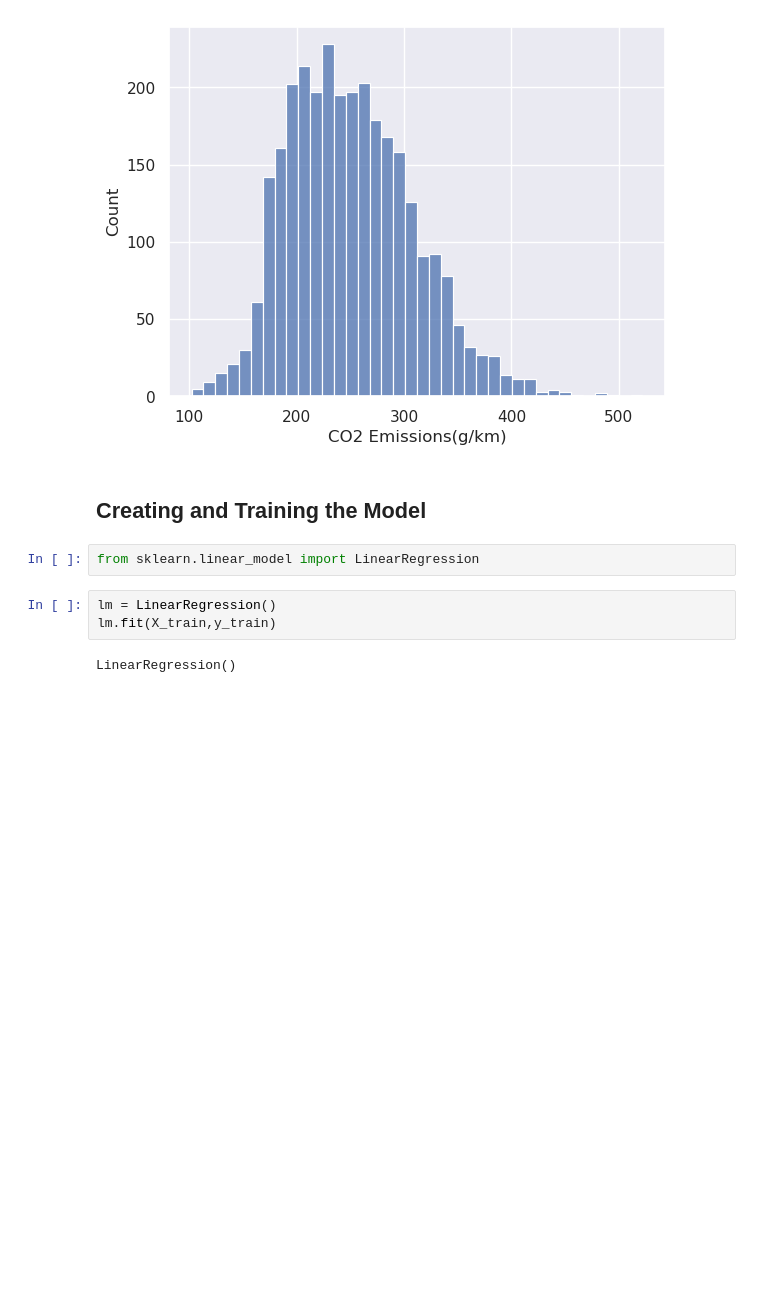
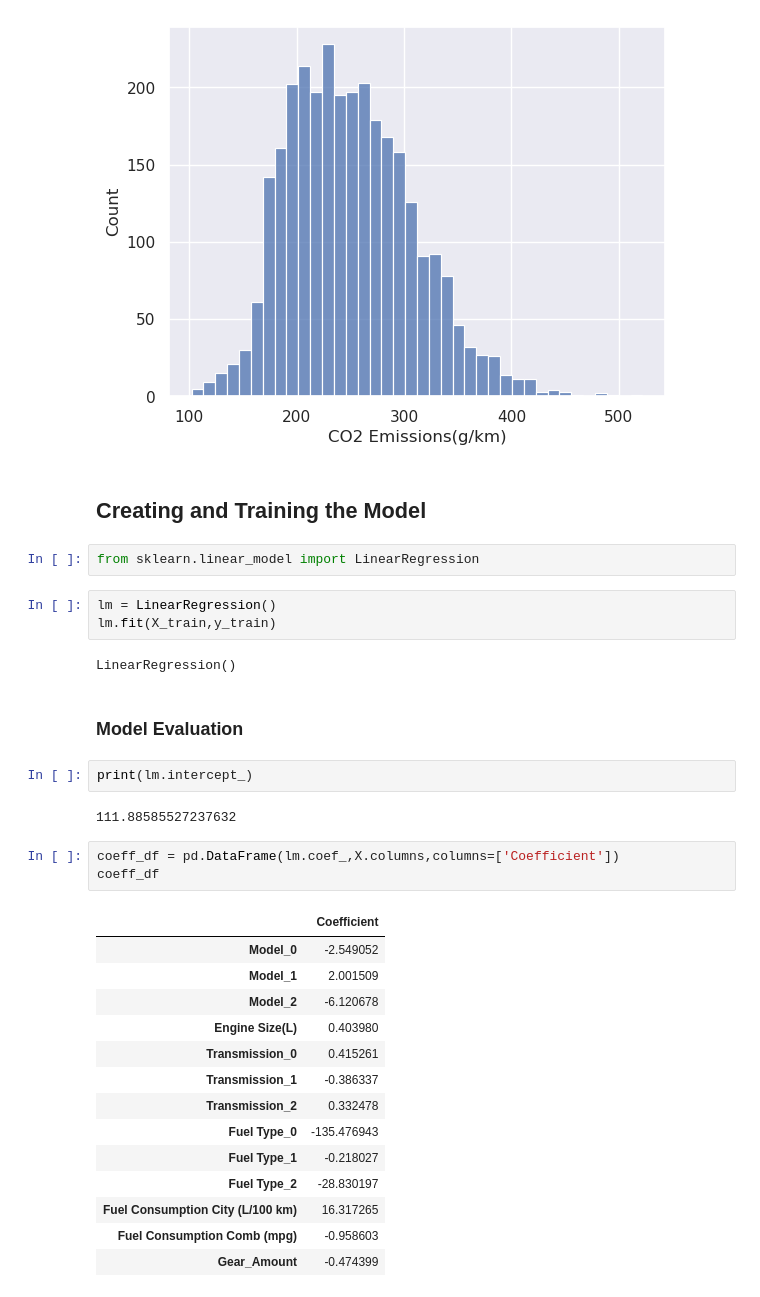
Before and after one commit to ritavaz02/daa, a Jupyter notebook: dataset_grupo/daa.ipynb, the cells around one changed output. Drawn from its saved outputs; the diff is of its cells as text; blank space fills up the shorter version.

```diff
--- a/dataset_grupo/daa.ipynb
+++ b/dataset_grupo/daa.ipynb
@@ -358,3 +358,27 @@ lm = LinearRegression()
 lm.fit(X_train,y_train)
 # %% [output]
 LinearRegression()
+# %% [markdown]
+### Model Evaluation
+# %%
+print(lm.intercept_)
+# %% [output]
+111.88585527237632
+# %%
+coeff_df = pd.DataFrame(lm.coef_,X.columns,columns=['Coefficient'])
+coeff_df
+# %% [output]
+|  | Coefficient |
+| Model_0 | -2.549052 |
+| Model_1 | 2.001509 |
+| Model_2 | -6.120678 |
+| Engine Size(L) | 0.403980 |
+| Transmission_0 | 0.415261 |
+| Transmission_1 | -0.386337 |
+| Transmission_2 | 0.332478 |
+| Fuel Type_0 | -135.476943 |
+| Fuel Type_1 | -0.218027 |
+| Fuel Type_2 | -28.830197 |
+| Fuel Consumption City (L/100 km) | 16.317265 |
+| Fuel Consumption Comb (mpg) | -0.958603 |
+| Gear_Amount | -0.474399 |
```
Also changed, not shown: parts of 14 cells of this notebook.
